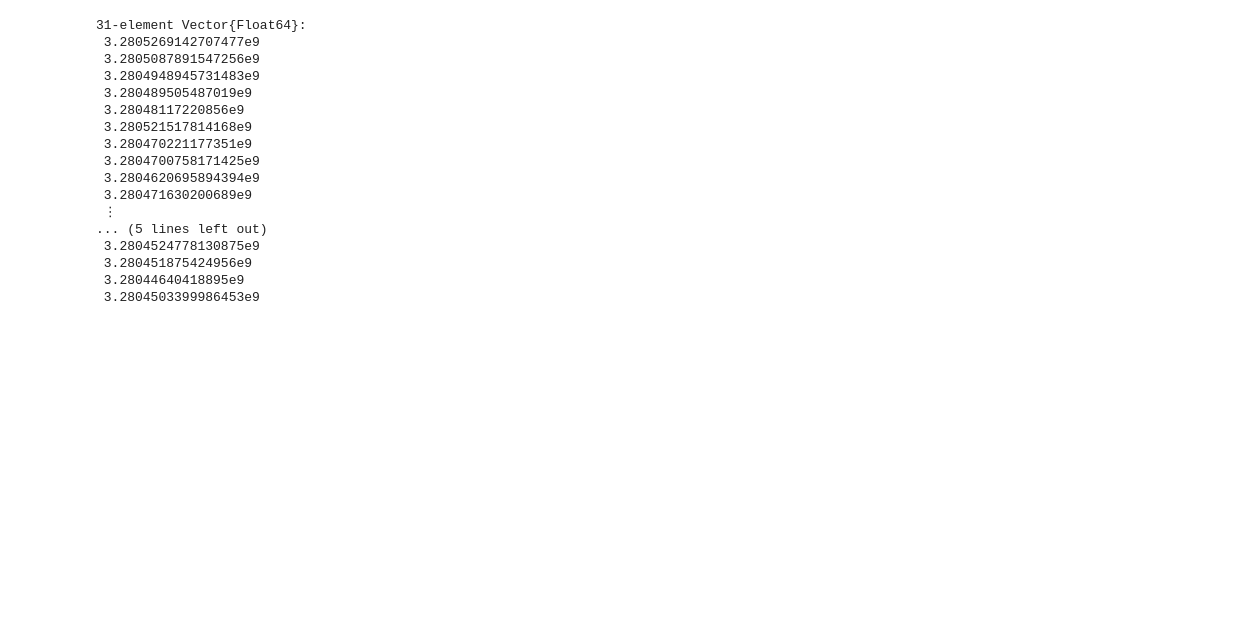
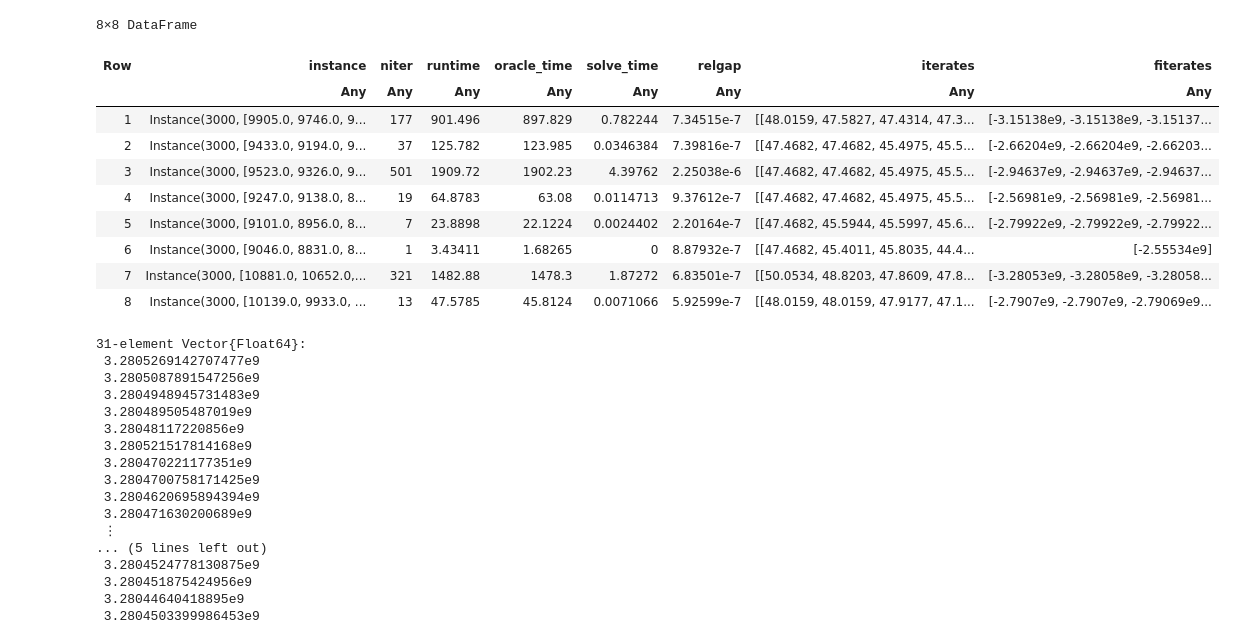
Before and after one commit to SofianeTanji/ConvexHullPricing.jl, a Jupyter notebook: notebooks/viewer.ipynb, the cells around one changed output. Drawn from its saved outputs; the diff is of its cells as text; code cells hidden in the pictures; blank space fills up the shorter version.

```diff
--- a/notebooks/viewer.ipynb
+++ b/notebooks/viewer.ipynb
@@ -11,6 +11,20 @@ dfDowG = load_object("C:\\Users\\Sofiane\\Desktop\\ConvexHullPricing\\results\\t
 dfPolyak = load_object("C:\\Users\\Sofiane\\Desktop\\ConvexHullPricing\\results\\tables\\bePolyakdf.jld2")
 
 optimal = load_object("C:\\Users\\Sofiane\\Desktop\\ConvexHullPricing\\results\\tables\\beOptimalDF.jld2")
+# %%
+dfBPM
+# %% [output]
+8×8 DataFrame
+| Row | instance | niter | runtime | oracle_time | solve_time | relgap | iterates | fiterates |
+|  | Any | Any | Any | Any | Any | Any | Any | Any |
+| 1 | Instance(3000, [9905.0, 9746.0, 9... | 177 | 901.496 | 897.829 | 0.782244 | 7.34515e-7 | [[48.0159, 47.5827, 47.4314, 47.3... | [-3.15138e9, -3.15138e9, -3.15137... |
+| 2 | Instance(3000, [9433.0, 9194.0, 9... | 37 | 125.782 | 123.985 | 0.0346384 | 7.39816e-7 | [[47.4682, 47.4682, 45.4975, 45.5... | [-2.66204e9, -2.66204e9, -2.66203... |
+| 3 | Instance(3000, [9523.0, 9326.0, 9... | 501 | 1909.72 | 1902.23 | 4.39762 | 2.25038e-6 | [[47.4682, 47.4682, 45.4975, 45.5... | [-2.94637e9, -2.94637e9, -2.94637... |
+| 4 | Instance(3000, [9247.0, 9138.0, 8... | 19 | 64.8783 | 63.08 | 0.0114713 | 9.37612e-7 | [[47.4682, 47.4682, 45.4975, 45.5... | [-2.56981e9, -2.56981e9, -2.56981... |
+| 5 | Instance(3000, [9101.0, 8956.0, 8... | 7 | 23.8898 | 22.1224 | 0.0024402 | 2.20164e-7 | [[47.4682, 45.5944, 45.5997, 45.6... | [-2.79922e9, -2.79922e9, -2.79922... |
+| 6 | Instance(3000, [9046.0, 8831.0, 8... | 1 | 3.43411 | 1.68265 | 0 | 8.87932e-7 | [[47.4682, 45.4011, 45.8035, 44.4... | [-2.55534e9] |
+| 7 | Instance(3000, [10881.0, 10652.0,... | 321 | 1482.88 | 1478.3 | 1.87272 | 6.83501e-7 | [[50.0534, 48.8203, 47.8609, 47.8... | [-3.28053e9, -3.28058e9, -3.28058... |
+| 8 | Instance(3000, [10139.0, 9933.0, ... | 13 | 47.5785 | 45.8124 | 0.0071066 | 5.92599e-7 | [[48.0159, 48.0159, 47.9177, 47.1... | [-2.7907e9, -2.7907e9, -2.79069e9... |
 # %%
 instance = 7
 
```
Also changed, not shown: 4 other files.
